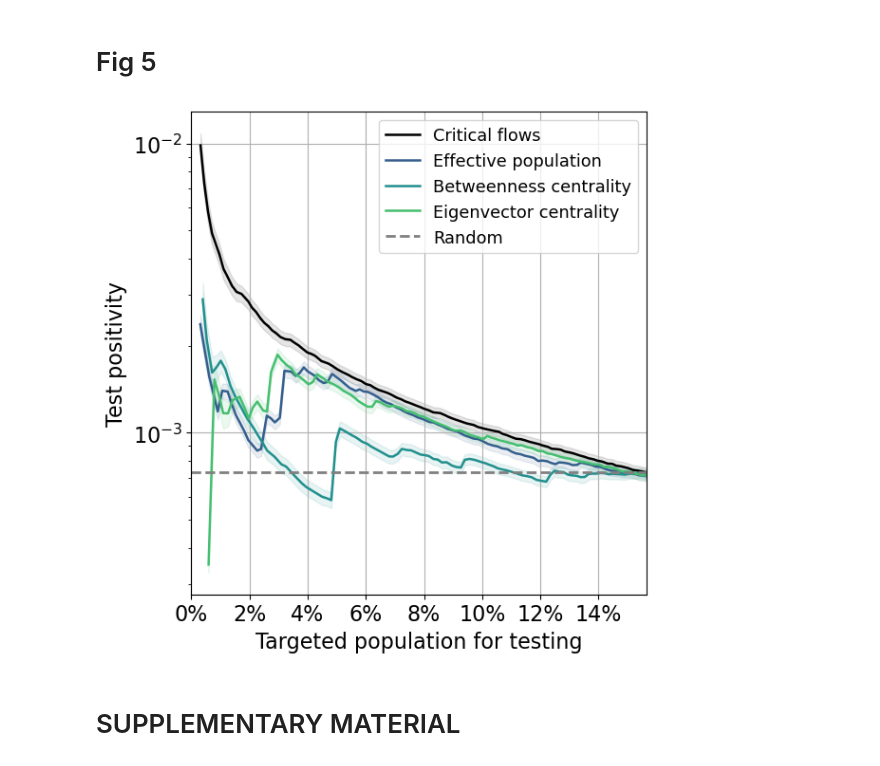
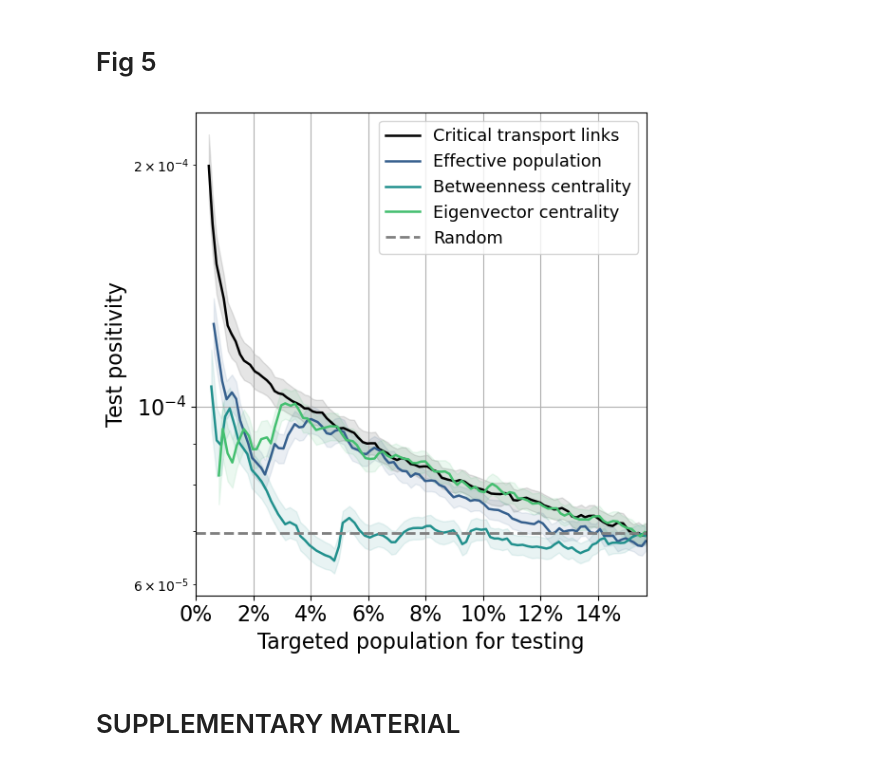
Before and after one commit to PabloValgaRuiz/control23, a Jupyter notebook: figs_aug24(sensitivity).ipynb, the cells around one changed output. Cells and saved outputs as stored; diff of their text form; code cells hidden in the pictures.

```diff
--- a/figs_aug24(sensitivity).ipynb
+++ b/figs_aug24(sensitivity).ipynb
@@ -303,8 +303,8 @@ label_size = 16
 abc_size = 16*1.6
 
 time_window = 30
-betastr = '4,0'
-nustr = '0,50'
+betastr = '2,0'
+nustr = '1,00'
 
 transport = pd.read_csv('public_transport/times/out/bogota_transport_20k_30d_beta_' + betastr + f'_nu_{nustr}.txt', sep='\t')
 transport_population = pd.read_csv('public_transport/times/out/transportHubPop/bogota_transport_20k_30d_beta_' + betastr + f'_nu_{nustr}.txt', sep='\t')
@@ -313,17 +313,17 @@ transport_eigen_centrality = pd.read_csv('public_transport/times/out/eigen_centr
 
 # smooth the curves
 
-# transport['detected'] = transport['detected'].rolling(window=2).mean()
-# transport_error = transport['error'].rolling(window=2).mean()
+transport['detected'] = transport['detected'].rolling(window=2).mean()
+transport_error = transport['error'].rolling(window=2).mean()
 
-# transport_population['detected'] = transport_population['detected'].rolling(window=2).mean()
-# transport_population['error'] = transport_population['error'].rolling(window=2).mean()
+transport_population['detected'] = transport_population['detected'].rolling(window=2).mean()
+transport_population['error'] = transport_population['error'].rolling(window=2).mean()
 
-# transport_betweenness_centrality['detected'] = transport_betweenness_centrality['detected'].rolling(window=2).mean()
-# transport_betweenness_centrality['error'] = transport_betweenness_centrality['error'].rolling(window=2).mean()
+transport_betweenness_centrality['detected'] = transport_betweenness_centrality['detected'].rolling(window=2).mean()
+transport_betweenness_centrality['error'] = transport_betweenness_centrality['error'].rolling(window=2).mean()
 
-# transport_eigen_centrality['detected'] = transport_eigen_centrality['detected'].rolling(window=2).mean()
-# transport_eigen_centrality['error'] = transport_eigen_centrality['error'].rolling(window=2).mean()
+transport_eigen_centrality['detected'] = transport_eigen_centrality['detected'].rolling(window=2).mean()
+transport_eigen_centrality['error'] = transport_eigen_centrality['error'].rolling(window=2).mean()
 
 lower = transport['detected'].iloc[-1]
 
@@ -335,7 +335,7 @@ total_tests = 20000 * time_window
 errorNorm = 1/np.sqrt((24*8)-1)
 
 
-ax.plot(transport['population'], transport['detected']/total_tests, label='Critical flows', c = 'black', lw=1.8)
+ax.plot(transport['population'], transport['detected']/total_tests, label='Critical transport links', c = 'black', lw=1.8)
 ax.fill_between(x=transport['population'], y1=(transport['detected']+ errorNorm*transport['error'])/total_tests, y2=(transport['detected']-errorNorm*transport['error'])/total_tests, color='black', alpha=0.1)
 
 ax.plot(transport_population['population'], transport_population['detected']/total_tests, label='Effective population', c = colormap(0.7), lw=1.8)
@@ -360,34 +360,34 @@ ax.plot([0,7100000], [lower/total_tests, lower/total_tests], label='Random', c =
 # labelLine(ax.get_lines()[-3], zorder=2.5, x=0.081*total_pop, outline_width=5, align=False, yoffset=0.0006, color='red')
 # labelLine(ax.get_lines()[-2], zorder=2.5, x=0.04*total_pop, outline_width=5, align=False, yoffset=0.0005, color='black')
 # labelLine(ax.get_lines()[-1], zorder=2.5, x=0.01*total_pop, outline_width=5, align=False, yoffset=0.00015, color='grey')
 
 ax.legend(fontsize=label_size*0.8)
 
 
 ax.set_xlabel('Targeted population for testing', size=label_size)
 ax.set_ylabel('Test positivity', size=label_size)
 ax.tick_params(labelsize=label_size)
 ax.set_xlim(0, transport_pop)
 
 # ax.set_ylim(0.0004,0.04)
 # ax.set_ylim(0.0002,0.02)
 
 ax.set_yscale('log')
 # ax.ticklabel_format(axis='y', style='sci', scilimits=(0,0), useMathText=True)
 
 # ax.yaxis.set_major_locator(mpl.ticker.LogLocator(base=10.0, numticks=10))
 
 percentages = np.array([0,2,4,6,8,10,12,14]) * total_pop / 100
 ax.xaxis.set_major_locator(mpl.ticker.FixedLocator(percentages))
 ax.xaxis.set_major_formatter(mpl.ticker.FuncFormatter(lambda x, pos: '{:.0f}'.format(x/total_pop*100) + '%'))
 
 ax.grid('True')
 
 fig.tight_layout()
 fig.show()
 fig.savefig(f'figures/figs_aug24/times/transport_beta{betastr}_nu{nustr}.pdf', bbox_inches='tight', dpi=300)
 # %% [output]
-[figure, old version]
+[figure, new version]
 # %% [markdown]
 # SUPPLEMENTARY MATERIAL
 # %% [markdown]
```
Also changed, not shown: parts of 2 cells of this notebook, 2 other files.
